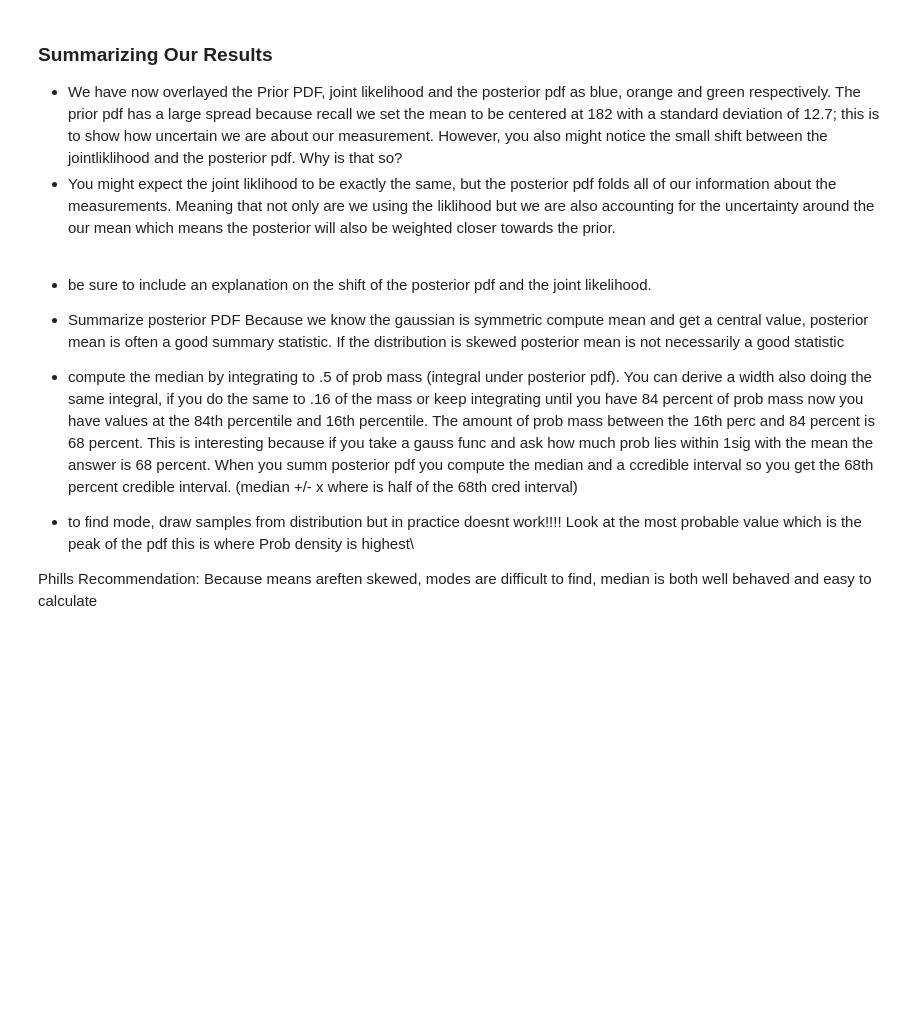
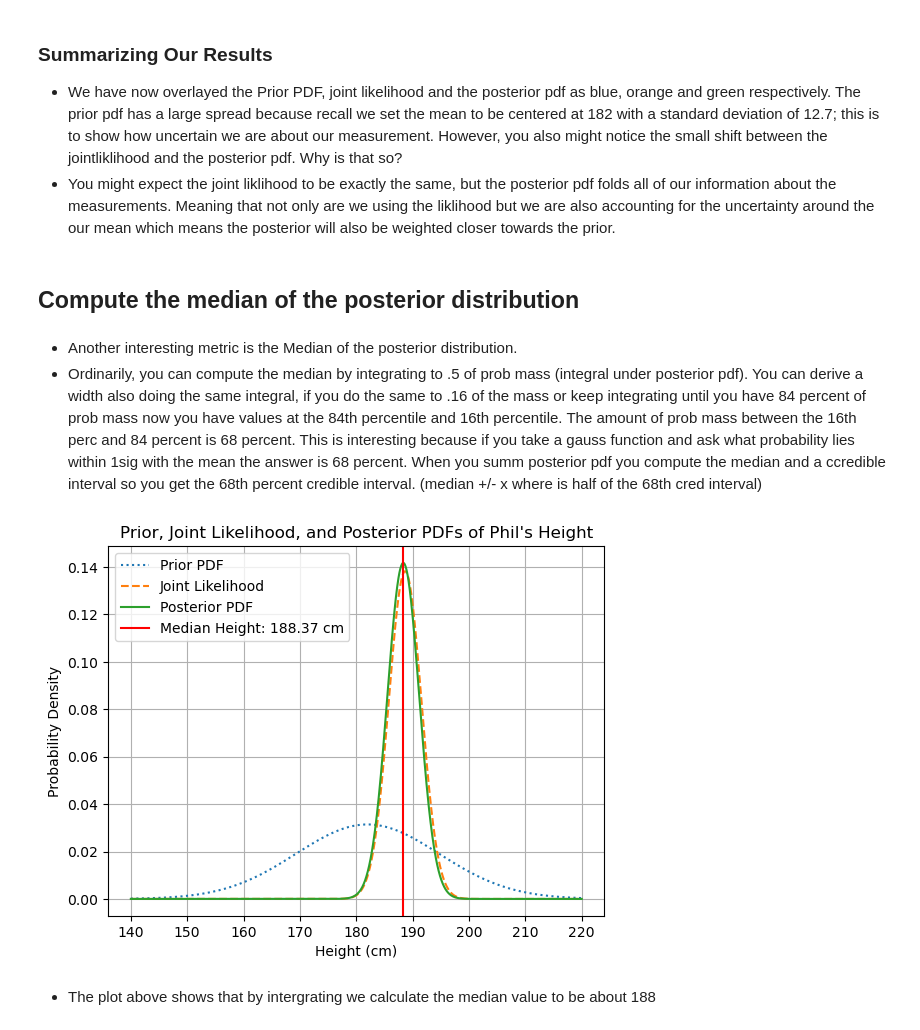
Before and after one commit to emcarthur123/BayesianPrimer, a Jupyter notebook: first_posterior_PDF.ipynb, the cells around one changed output. Saved outputs shown, nothing was run; the diff lists cells and outputs as text; code cells hidden in the pictures; blank space fills up the shorter version.

```diff
--- a/first_posterior_PDF.ipynb
+++ b/first_posterior_PDF.ipynb
@@ -188,15 +175,55 @@ np.mean(posterior)
 ### Summarizing Our Results
 * We have now overlayed the Prior PDF, joint likelihood and the posterior pdf as blue, orange and green respectively. The prior pdf has a large spread because recall we set the mean to be centered at 182 with a standard deviation of 12.7; this is to show how uncertain we are about our measurement. However, you also might notice the small shift between the jointliklihood and the posterior pdf. Why is that so?
 * You might expect the joint liklihood to be exactly the same, but the posterior pdf folds all of our information about the measurements. Meaning that not only are we using the liklihood but we are also accounting for the uncertainty around the our mean which means the posterior will also be weighted closer towards the prior.
+# %% [markdown]
+## Compute the median of the posterior distribution
 # %% [markdown]
-* be sure to include an explanation on the shift of the posterior pdf and the joint likelihood.
-
-* Summarize posterior PDF
-Because we know the gaussian is symmetric compute mean and get a central value, posterior mean is often a good summary statistic. If the distribution is skewed posterior mean is not necessarily a good statistic
-
-* compute the median by integrating to .5 of prob mass (integral under posterior pdf). You can derive a width also doing the same integral, if you do the same to .16 of the mass or keep integrating until you have 84 percent of prob mass now you have values at the 84th percentile and 16th percentile. The amount of prob mass between the 16th perc and 84 percent is 68 percent. This is interesting because if you take a gauss func and ask how much prob lies within 1sig with the mean the answer is 68 percent. When you summ posterior pdf you compute the median and a ccredible interval so you get the 68th percent credible interval. (median +/- x where is half of the 68th cred interval)
-
-* to find mode, draw samples from distribution but in practice doesnt work!!!! Look at the most probable value which is the peak of the pdf this is where Prob density is highest\
-
-Phills Recommendation:
-Because means areften skewed, modes are difficult to find, median is both well behaved and easy to calculate
+* Another interesting metric is the Median of the posterior distribution.
+* Ordinarily, you can compute the median by integrating to .5 of prob mass (integral under posterior pdf). You can derive a width also doing the same integral, if you do the same to .16 of the mass or keep integrating until you have 84 percent of prob mass now you have values at the 84th percentile and 16th percentile. The amount of prob mass between the 16th perc and 84 percent is 68 percent. This is interesting because if you take a gauss function and ask what probability lies within 1sig with the mean the answer is 68 percent. When you summ posterior pdf you compute the median and a ccredible interval so you get the 68th percent credible interval. (median +/- x where is half of the 68th cred interval)
+# %%
+def compute_median(theta_values, posterior_pdf):
+    cumulative_distribution = np.cumsum(posterior_pdf) / np.sum(posterior_pdf)
+    median_index = np.searchsorted(cumulative_distribution, 0.5)
+    return theta_values[median_index]
+# %%
+
+
+# Given measurements
+measurements = [190, 185, 191]
+
+# Define the range of theta values (Phil's height)
+theta_values = np.linspace(140, 220, 1000)
+
+# Compute the posterior PDF
+posterior = posterior_pdf(measurements, prior_pdf, likelihood, theta_values)
+
+# Compute the median of the posterior distribution
+median_height = compute_median(theta_values, posterior)
+
+# Visualize the prior distribution
+plt.plot(theta_values, prior_pdf(theta_values), label='Prior PDF', linestyle='dotted')
+
+# Visualize the likelihood curves for each data point
+joint_likelihood = np.array([likelihood(measurements, theta) for theta in theta_values])
+joint_likelihood /= np.trapz(joint_likelihood, theta_values)
+
+# Visualize the joint likelihood
+plt.plot(theta_values, joint_likelihood, label='Joint Likelihood', linestyle='--')
+
+# Visualize the posterior PDF
+plt.plot(theta_values, posterior, label='Posterior PDF')
+
+# Plot the median
+plt.axvline(median_height, color='r', linestyle='-', label=f'Median Height: {median_height:.2f} cm')
+
+# Set plot labels and legend
+plt.xlabel("Height (cm)")
+plt.ylabel("Probability Density")
+plt.title("Prior, Joint Likelihood, and Posterior PDFs of Phil's Height")
+plt.legend()
+plt.grid(True)
+plt.show()
+# %% [output]
+[figure, added]
+# %% [markdown]
+* The plot above shows that by intergrating we calculate the median value to be about 188
```
Also changed, not shown: parts of 7 cells of this notebook.
